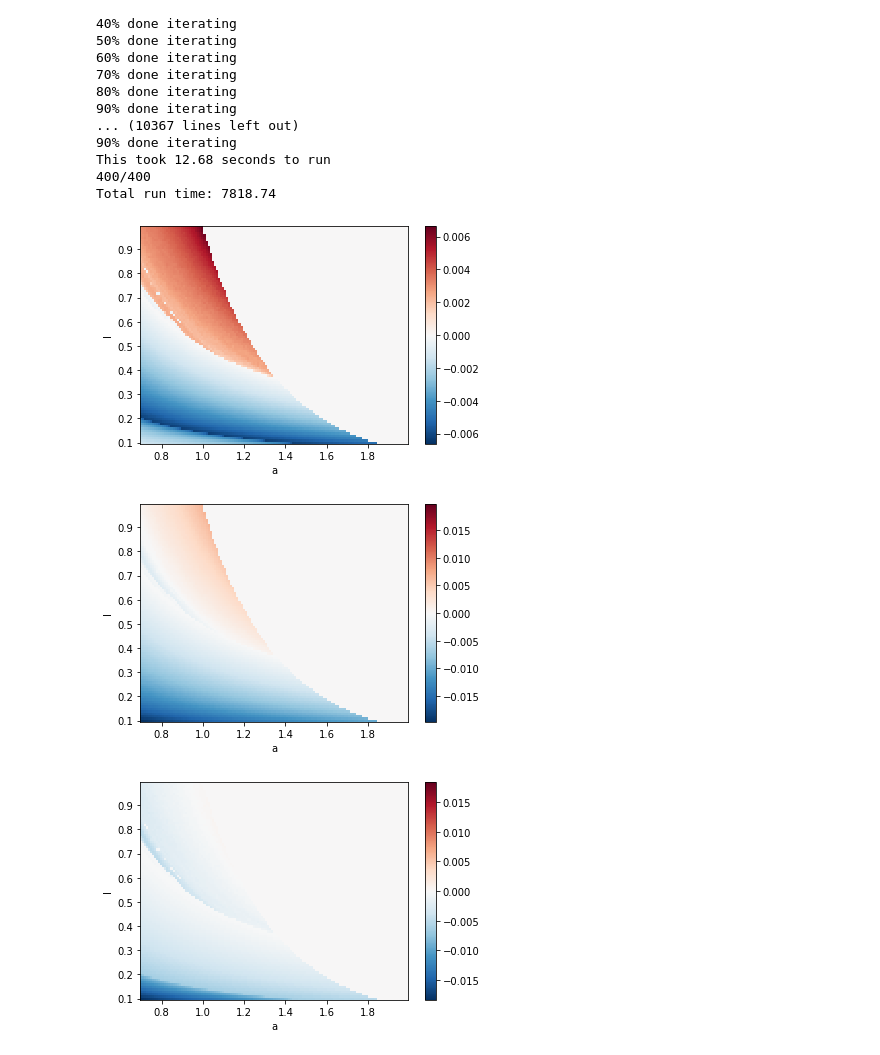
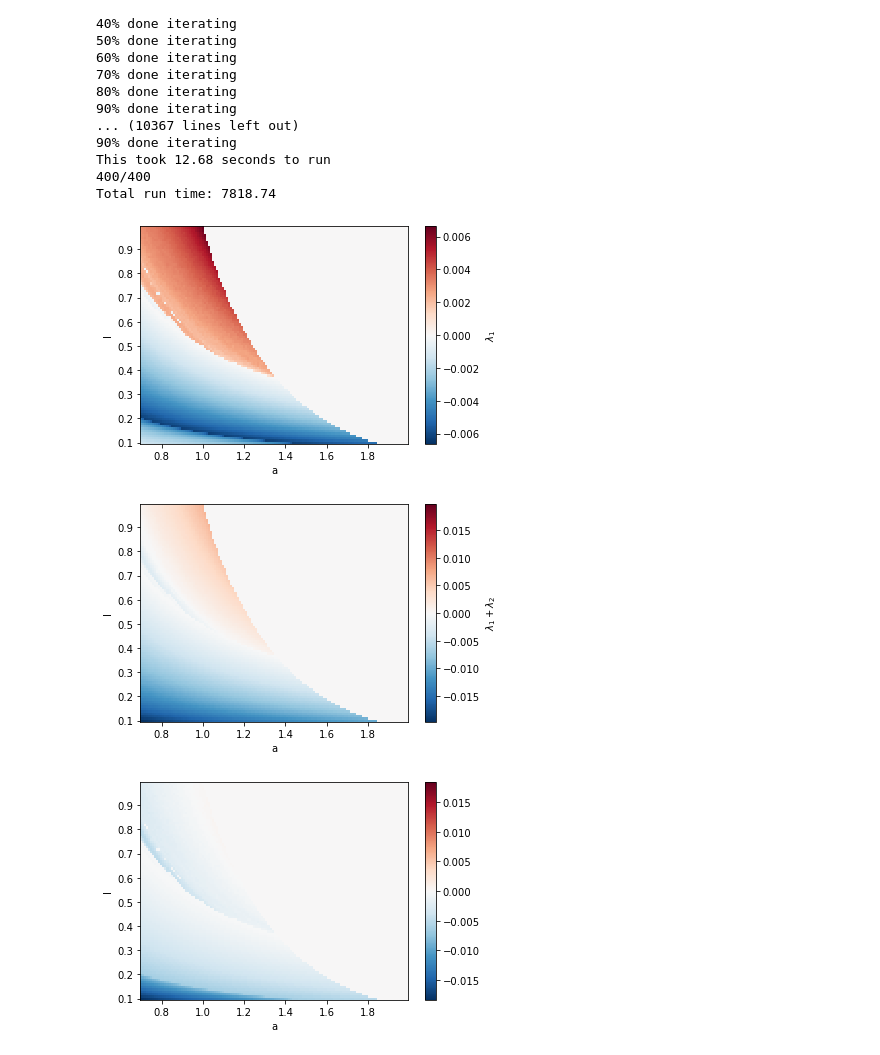
Before and after one commit to hjelleyman/chaos, a Jupyter notebook: Lyapunov 3.ipynb, the cells around one changed output. Cells and saved outputs as stored; diff of their text form; code cells hidden in the pictures.

```diff
--- a/Lyapunov 3.ipynb
+++ b/Lyapunov 3.ipynb
@@ -15,9 +15,9 @@ imagefolder = 'images/'
 import modules.main as main
 import time
 # %%
-start = time.time()
-l1,l2 = main.main()
-print(f'Total run time:\t{time.time()-start:.2f}')
+# start = time.time()
+# l1,l2 = main.main()
+# print(f'Total run time:\t{time.time()-start:.2f}')
 # %% [output]
 Iterating over the transient of 10000 steps
 10% done iterating
@@ -88,20 +88,24 @@ This took 12.68 seconds to run
 400/400
 Total run time: 7818.74
 # %%
+l1.name = 'mean($\lambda_1$)'
+l2.name = '$\lambda_1+\lambda_2$'
 plt.figure()
 plt.title('Mean first Lyapunov Exponent')
 l1.mean(axis=(0,1)).plot()
+plt.savefig(imagefolder + 'Mean_lyapunov1.pdf')
 plt.show()
 
 plt.figure()
 l2.mean(axis=(0,1)).plot()
+plt.savefig(imagefolder + 'Mean_lyapunov_sum_12.pdf')
 plt.show()
 
 plt.figure()
 (l2-l1).mean(axis=(0,1)).plot()
 plt.show()
 # %% [output]
-[figure, old version]
+[figure, new version]
-[figure, old version]
+[figure, new version]
 [figure]
 # %%
```
Also changed, not shown: parts of 3 cells of this notebook, 3 other files.
